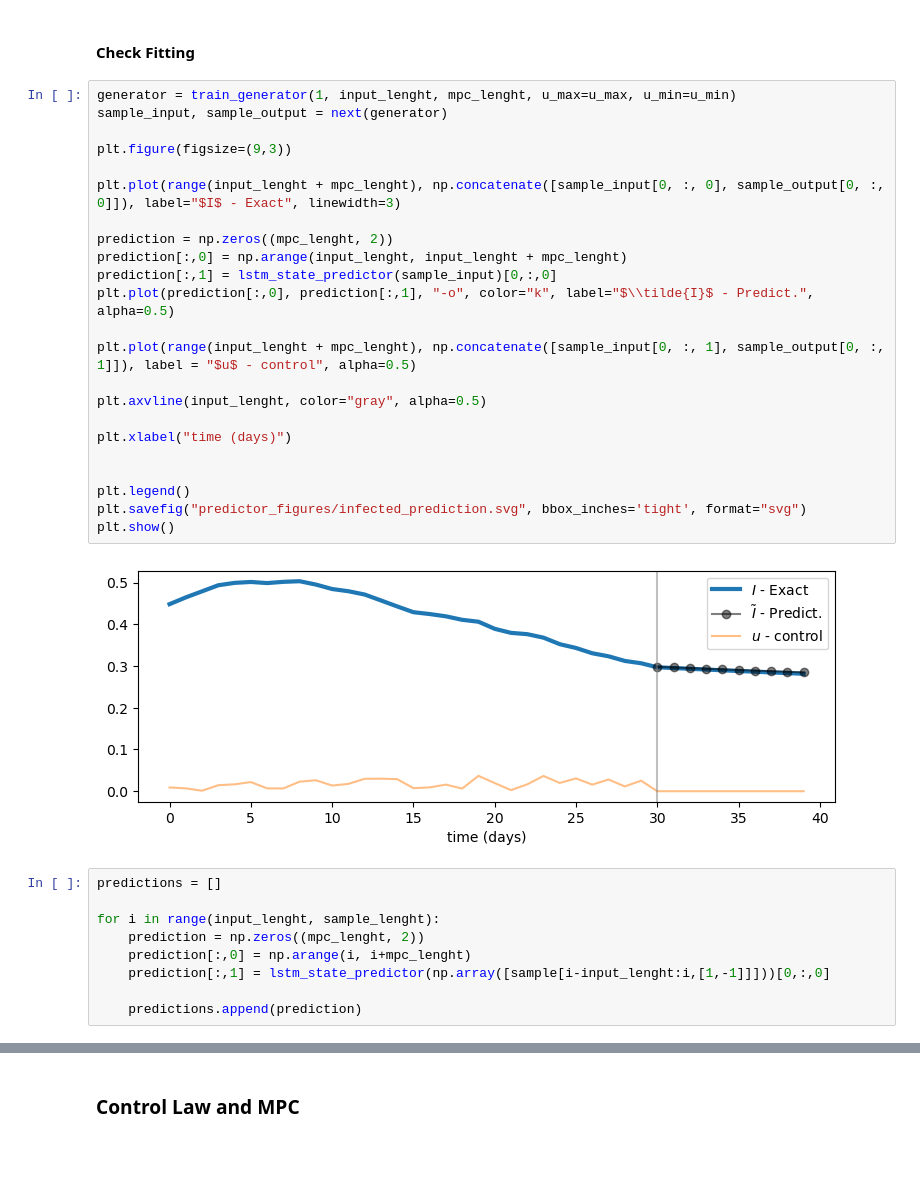
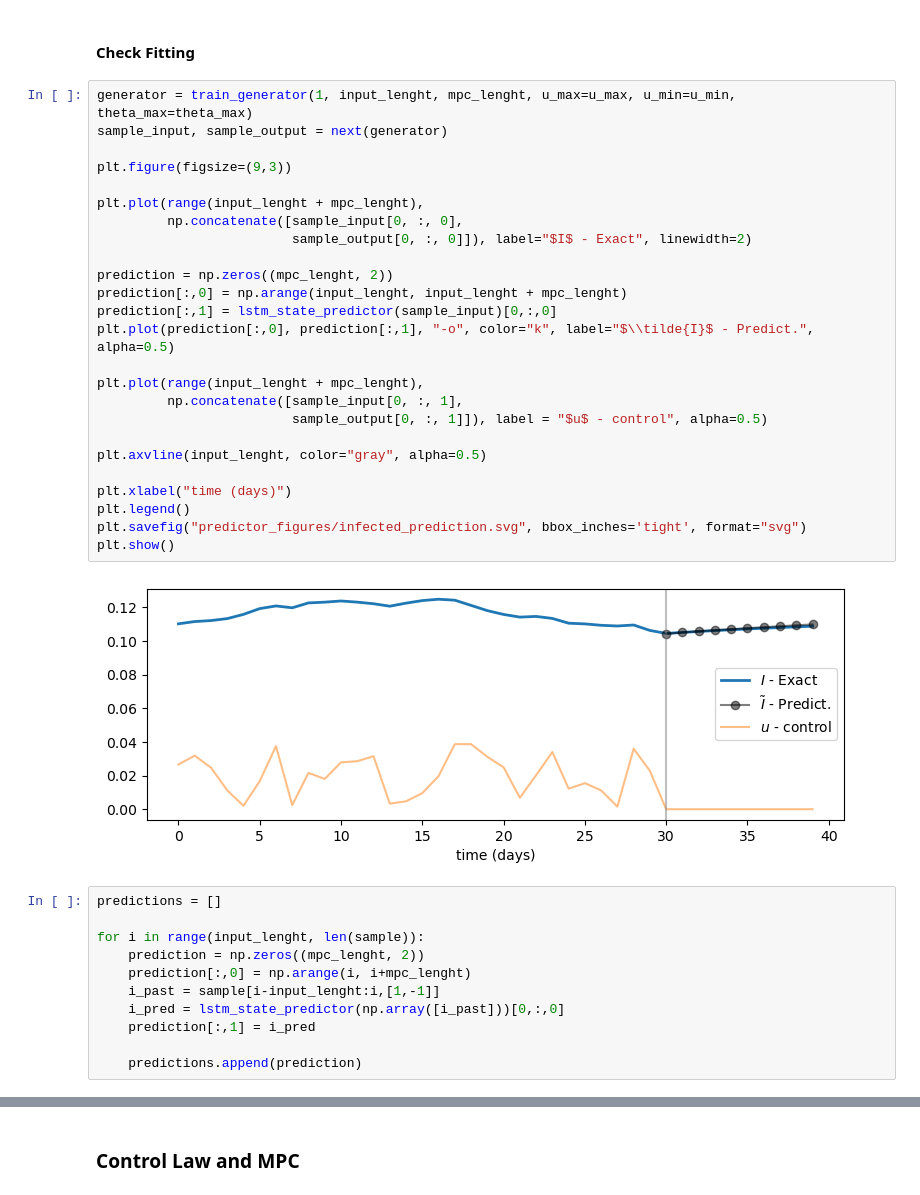
Before and after one commit to fredsonaguiar/sirq_model_control_quarantine, a Jupyter notebook: sirq model - complete.ipynb, the cells around one changed output, grey strips where cells are left out. Saved outputs shown, nothing was run; the diff lists cells and outputs as text; blank space fills up the shorter version.

```diff
--- a/sirq model - complete.ipynb
+++ b/sirq model - complete.ipynb
@@ -680,37 +680,41 @@ lstm_state_predictor = keras.models.load_model(filename)
 # %% [markdown]
 #### Check Fitting
 # %%
-generator = train_generator(1, input_lenght, mpc_lenght, u_max=u_max, u_min=u_min)
+generator = train_generator(1, input_lenght, mpc_lenght, u_max=u_max, u_min=u_min, theta_max=theta_max)
 sample_input, sample_output = next(generator)
 
 plt.figure(figsize=(9,3))
 
-plt.plot(range(input_lenght + mpc_lenght), np.concatenate([sample_input[0, :, 0], sample_output[0, :, 0]]), label="$I$ - Exact", linewidth=3)
+plt.plot(range(input_lenght + mpc_lenght),
+         np.concatenate([sample_input[0, :, 0],
+                         sample_output[0, :, 0]]), label="$I$ - Exact", linewidth=2)
 
 prediction = np.zeros((mpc_lenght, 2))
 prediction[:,0] = np.arange(input_lenght, input_lenght + mpc_lenght)
 prediction[:,1] = lstm_state_predictor(sample_input)[0,:,0]
 plt.plot(prediction[:,0], prediction[:,1], "-o", color="k", label="$\\tilde{I}$ - Predict.", alpha=0.5)
 
-plt.plot(range(input_lenght + mpc_lenght), np.concatenate([sample_input[0, :, 1], sample_output[0, :, 1]]), label = "$u$ - control", alpha=0.5)
+plt.plot(range(input_lenght + mpc_lenght),
+         np.concatenate([sample_input[0, :, 1],
+                         sample_output[0, :, 1]]), label = "$u$ - control", alpha=0.5)
 
 plt.axvline(input_lenght, color="gray", alpha=0.5)
 
 plt.xlabel("time (days)")
-
-
 plt.legend()
 plt.savefig("predictor_figures/infected_prediction.svg", bbox_inches='tight', format="svg")
 plt.show()
 # %% [output]
-[figure, old version]
+[figure, new version]
 # %%
 predictions = []
 
-for i in range(input_lenght, sample_lenght):
+for i in range(input_lenght, len(sample)):
     prediction = np.zeros((mpc_lenght, 2))
     prediction[:,0] = np.arange(i, i+mpc_lenght)
-    prediction[:,1] = lstm_state_predictor(np.array([sample[i-input_lenght:i,[1,-1]]]))[0,:,0]
+    i_past = sample[i-input_lenght:i,[1,-1]]
+    i_pred = lstm_state_predictor(np.array([i_past]))[0,:,0]
+    prediction[:,1] = i_pred
 
     predictions.append(prediction)
 # %%
```
Also changed, not shown: parts of 23 cells of this notebook.
